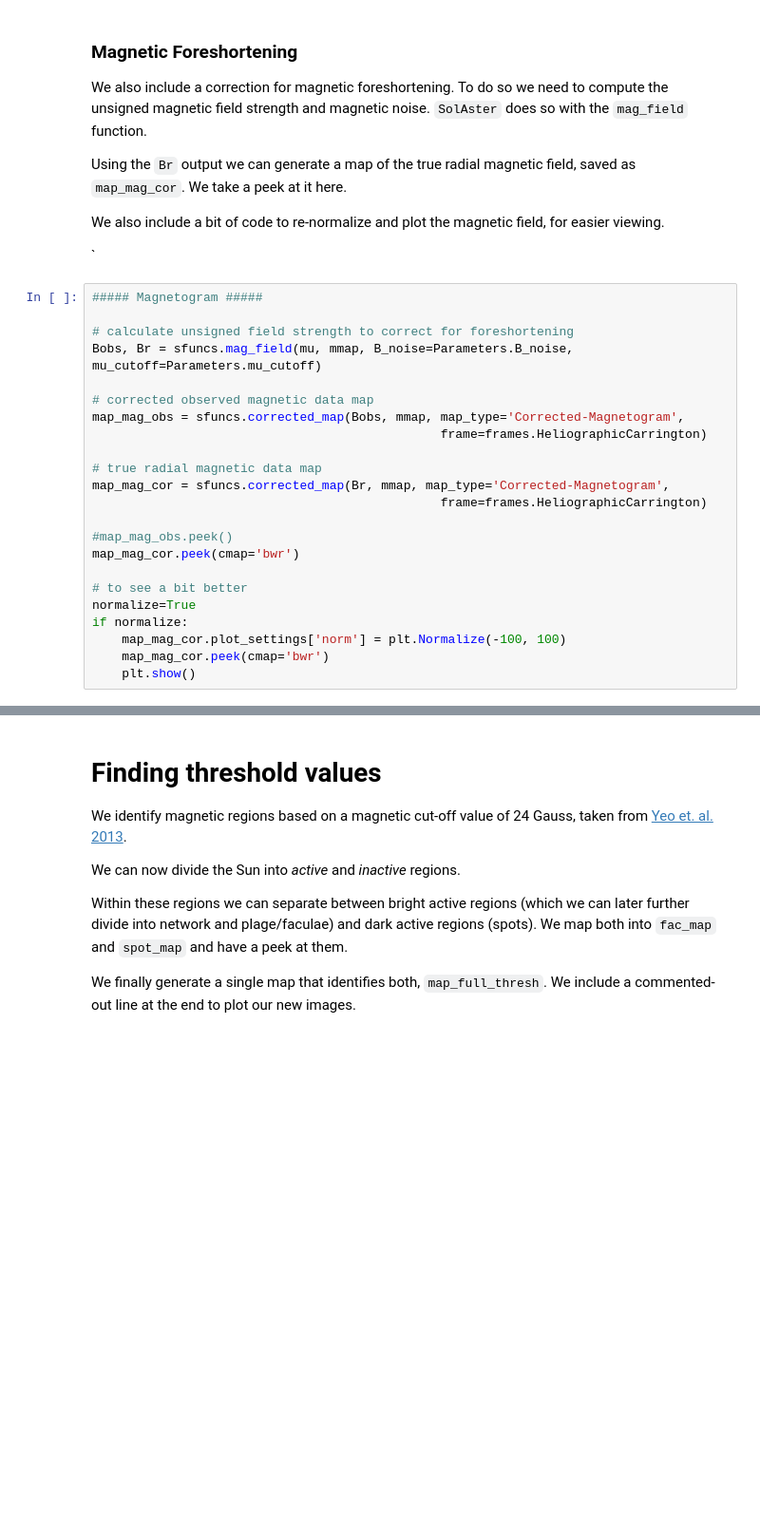
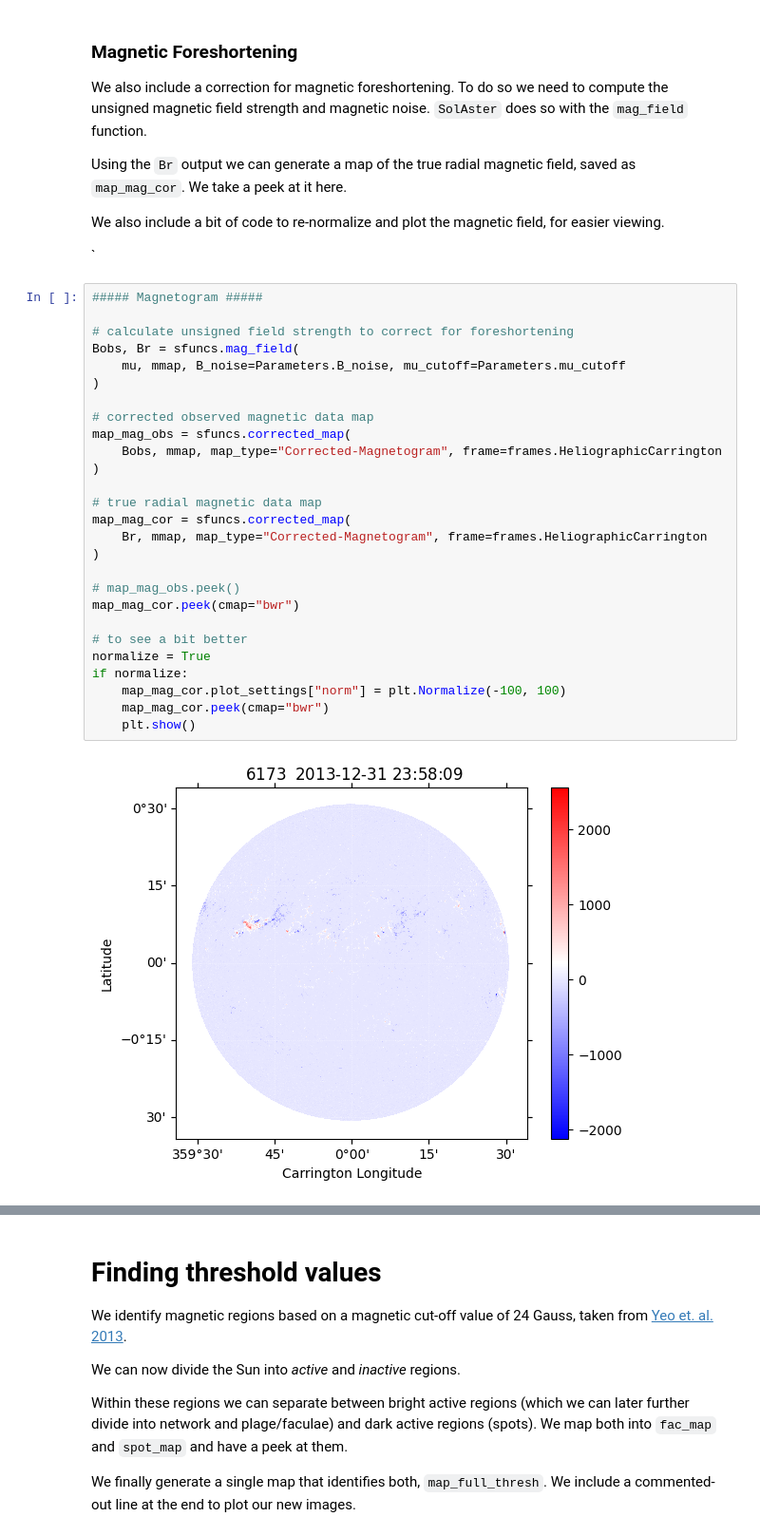
Before and after one commit to BSLakeland/sdo_rvs_tutorial, a Jupyter notebook: Tutorial.ipynb, the cells around one changed output, grey strips where cells are left out. Shown at 95% size. Drawn from its saved outputs; the diff is of its cells as text; blank space fills up the shorter version.

```diff
--- a/Tutorial.ipynb
+++ b/Tutorial.ipynb
@@ -265,23 +328,29 @@ We also include a bit of code to re-normalize and plot the magnetic field, for e
 # %%
 ##### Magnetogram #####
 
 # calculate unsigned field strength to correct for foreshortening
-Bobs, Br = sfuncs.mag_field(mu, mmap, B_noise=Parameters.B_noise, mu_cutoff=Parameters.mu_cutoff)
+Bobs, Br = sfuncs.mag_field(
+    mu, mmap, B_noise=Parameters.B_noise, mu_cutoff=Parameters.mu_cutoff
+)
 
 # corrected observed magnetic data map
-map_mag_obs = sfuncs.corrected_map(Bobs, mmap, map_type='Corrected-Magnetogram',
-                                               frame=frames.HeliographicCarrington)
+map_mag_obs = sfuncs.corrected_map(
+    Bobs, mmap, map_type="Corrected-Magnetogram", frame=frames.HeliographicCarrington
+)
 
 # true radial magnetic data map
-map_mag_cor = sfuncs.corrected_map(Br, mmap, map_type='Corrected-Magnetogram',
-                                               frame=frames.HeliographicCarrington)
+map_mag_cor = sfuncs.corrected_map(
+    Br, mmap, map_type="Corrected-Magnetogram", frame=frames.HeliographicCarrington
+)
 
-#map_mag_obs.peek()
-map_mag_cor.peek(cmap='bwr')
+# map_mag_obs.peek()
+map_mag_cor.peek(cmap="bwr")
 
 # to see a bit better
-normalize=True
+normalize = True
 if normalize:
-    map_mag_cor.plot_settings['norm'] = plt.Normalize(-100, 100)
-    map_mag_cor.peek(cmap='bwr')
+    map_mag_cor.plot_settings["norm"] = plt.Normalize(-100, 100)
+    map_mag_cor.peek(cmap="bwr")
     plt.show()
+# %% [output]
+[figure, added]
```
Also changed, not shown: parts of 24 cells of this notebook, 3 other files.
